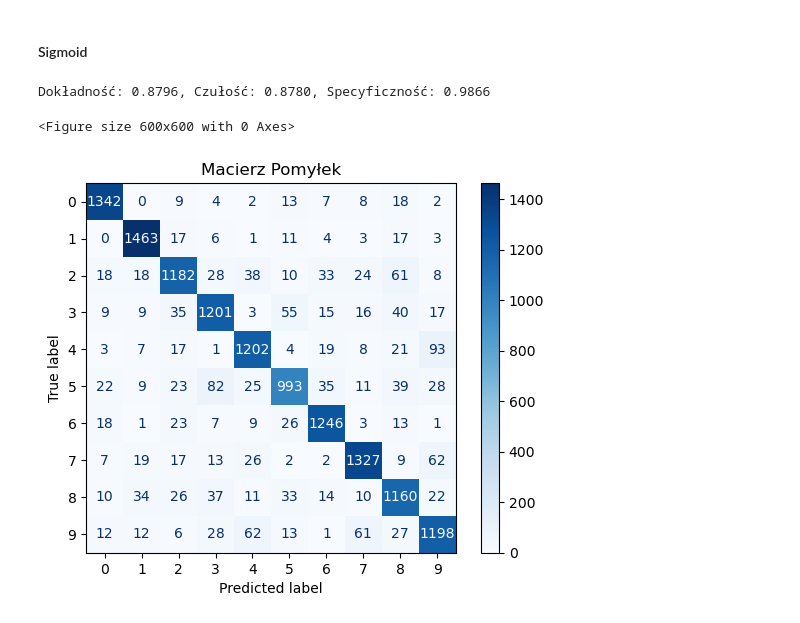
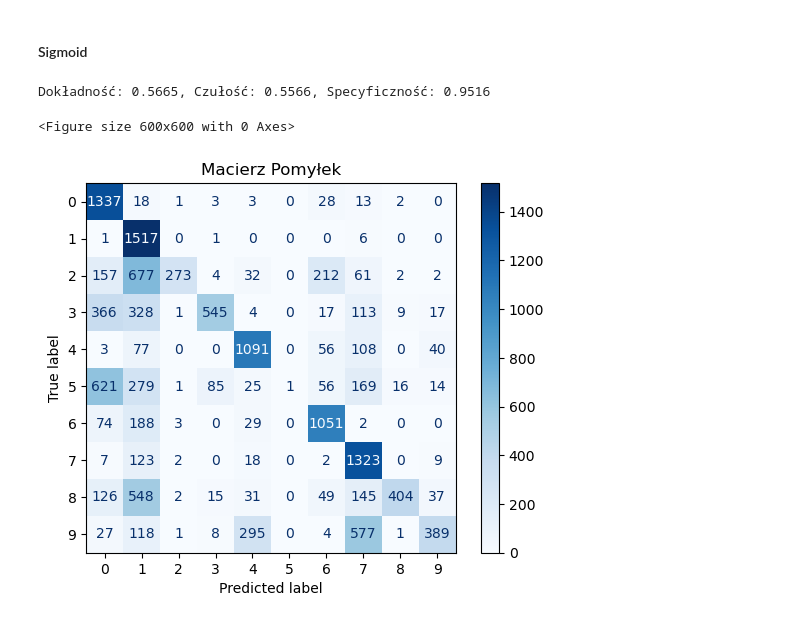
Before and after one commit to Lecrut/ai-ml_studies, a Jupyter notebook: pum/8_259199_Filip_Lecrut.ipynb, the cells around one changed output. Saved outputs shown, nothing was run; the diff lists cells and outputs as text; code cells hidden in the pictures.

Commit message:
fix - sigmoid

```diff
--- a/pum/8_259199_Filip_Lecrut.ipynb
+++ b/pum/8_259199_Filip_Lecrut.ipynb
@@ -298,14 +298,14 @@ Dokładność: 0.8774, Czułość: 0.8759, Specyficzność: 0.9864
 # %% [markdown]
 #### Sigmoid
 # %%
-net = NeuralNet(layers_dims=[784, 128, 64, 10], lr=0.01, epochs=1000, activation='relu')
+net = NeuralNet(layers_dims=[784, 128, 64, 10], lr=0.01, epochs=2000, activation='sigmoid')
 net.train(x_train, y_train)
 y_pred = net.predict(x_test)
 
 accuracy, sensitivity, specificity = calculate_metrics(y_test, y_pred)
 print(f"Dokładność: {accuracy:.4f}, Czułość: {sensitivity:.4f}, Specyficzność: {specificity:.4f}")
 plot_confusion_matrix(y_test, y_pred, labels=np.unique(y_test))
 # %% [output]
-Dokładność: 0.8796, Czułość: 0.8780, Specyficzność: 0.9866
+Dokładność: 0.5665, Czułość: 0.5566, Specyficzność: 0.9516
 <Figure size 600x600 with 0 Axes>
-[figure, old version]
+[figure, new version]
```
